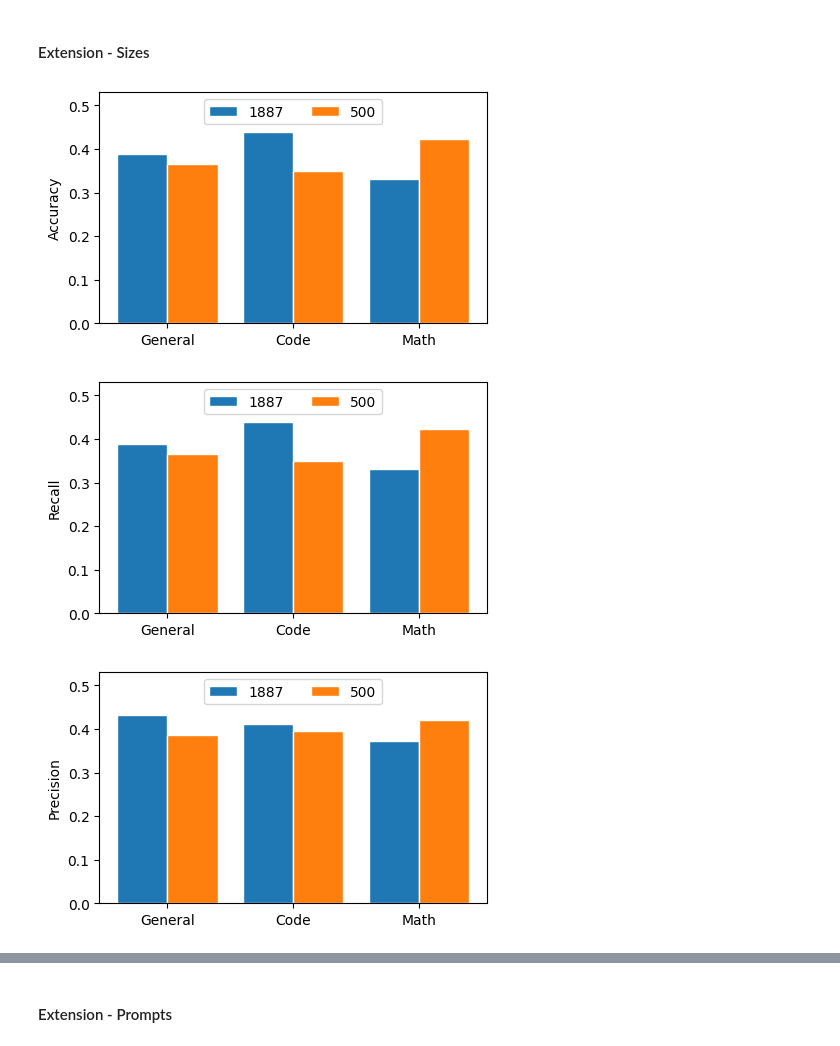
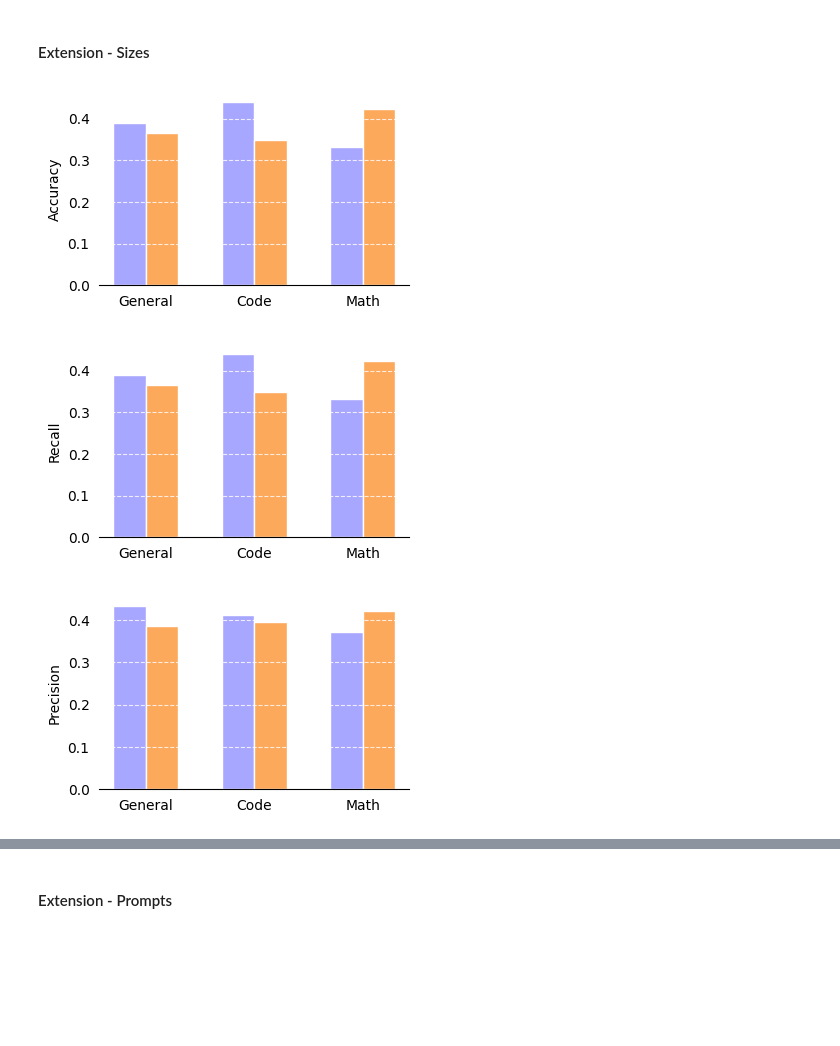
Before and after one commit to Kimberly97llp/NLP_research, a Jupyter notebook: evaluation.ipynb, the cells around one changed output, grey strips where cells are left out. Saved outputs shown, nothing was run; the diff lists cells and outputs as text; code cells hidden in the pictures; blank space fills up the shorter version.

```diff
--- a/evaluation.ipynb
+++ b/evaluation.ipynb
@@ -363,12 +363,12 @@ f1 score: 0.18960244648318042
 # %% [markdown]
 #### Extension - Dataset Size
 # %%
-model_names = ["general", "code", "math"]
+model_names_extension = ["general", "code", "math"]
 sizes = ["1887", "500"]
 # %%
 acc_by_model_and_size, pre_by_model_and_size, rec_by_model_and_size, f1_by_model_and_size = dict(), dict(), dict(), dict()
 # %%
-for model_name in model_names:
+for model_name in model_names_extension:
     for size in sizes:
         model_name = model_name if size == "1887" else f"small_{model_name}"
         print(f"{model_name}, size={size}:")
@@ -408,7 +408,7 @@ f1 score: 0.21082621082621084
 # %% [markdown]
 #### Extension - Prompt
 # %%
-model_names = ["general", "code", "math"]
+model_names_extension = ["general", "code", "math"]
 prompts = ["simple", "tracking"]
 # %%
 acc_by_model_and_prompt, pre_by_model_and_prompt, rec_by_model_and_prompt, f1_by_model_and_prompt = dict(), dict(), dict(), dict()
@@ -542,59 +567,80 @@ plt.show()
 #### Extension - Sizes
 # %%
 # set width of bars
-barWidth = 0.4
+barWidth = 0.3
 
 # Set position of bar on X axis
-r1 = np.arange(len(model_names)) + 0.2
+r1 = np.arange(len(model_names_extension)) + 0.15
 r2 = [x + barWidth for x in r1]
 
 model_names_on_plot = ["General", "Code", "Math"]
 # %%
-fig = plt.figure(figsize=(5, 3))
+fig = plt.figure(figsize=(4, 2.5))
 
-plt.bar(r1, acc_by_model_and_size["1887"], width=barWidth, edgecolor='white', label='1887')
-plt.bar(r2, acc_by_model_and_size["500"], width=barWidth, edgecolor='white', label='500')
+plt.bar(r1, acc_by_model_and_size["1887"], width=barWidth, edgecolor='white', color="#a8a7ff", label='1887')
+plt.bar(r2, acc_by_model_and_size["500"], width=barWidth, edgecolor='white', color="#fca95b", label='500')
+plt.grid(axis='y', linestyle='--', color="white", alpha=0.8)
+#plt.ylim(0, 0.53)
 
 plt.ylabel('Accuracy')
-plt.ylim(0, 0.53)
 plt.xlabel('')
-plt.xticks([r + barWidth for r in range(len(model_names))], model_names_on_plot)
-plt.legend(loc='upper center', ncol=3)
+plt.xticks([r + barWidth for r in range(len(model_names_extension))], model_names_on_plot)
+plt.tick_params(axis='both', which='both', left=False, right=False, bottom=False, top=False)
 
-plt.savefig(f"./results/eval/plots/accuracy_size.png")
+plt.gca().spines['left'].set_visible(False)
+plt.gca().spines['right'].set_visible(False)
+plt.gca().spines['top'].set_visible(False)
+
+#plt.legend(loc='upper center', ncol=3)
+
+plt.savefig(f"./results/eval/plots/accuracy_size.png", bbox_inches='tight', pad_inches=0.1)
 plt.show()
 # %% [output]
-[figure, old version]
+[figure, new version]
 # %%
-fig = plt.figure(figsize=(5, 3))
+fig = plt.figure(figsize=(4, 2.5))
 
-plt.bar(r1, rec_by_model_and_size["1887"], width=barWidth, edgecolor='white', label='1887')
-plt.bar(r2, rec_by_model_and_size["500"], width=barWidth, edgecolor='white', label='500')
+plt.bar(r1, rec_by_model_and_size["1887"], width=barWidth, edgecolor='white', color="#a8a7ff", label='1887')
+plt.bar(r2, rec_by_model_and_size["500"], width=barWidth, edgecolor='white', color="#fca95b", label='500')
+plt.grid(axis='y', linestyle='--', color="white", alpha=0.8)
+#plt.ylim(0, 0.53)
 
 plt.ylabel('Recall')
-plt.ylim(0, 0.53)
 plt.xlabel('')
-plt.xticks([r + barWidth for r in range(len(model_names))], model_names_on_plot)
-plt.legend(loc='upper center', ncol=3)
+plt.xticks([r + barWidth for r in range(len(model_names_extension))], model_names_on_plot)
+plt.tick_params(axis='both', which='both', left=False, right=False, bottom=False, top=False)
 
-plt.savefig(f"./results/eval/plots/recall_size.png")
+plt.gca().spines['left'].set_visible(False)
+plt.gca().spines['right'].set_visible(False)
+plt.gca().spines['top'].set_visible(False)
+
+#plt.legend(loc='upper center', ncol=3)
+
+plt.savefig(f"./results/eval/plots/recall_size.png", bbox_inches='tight', pad_inches=0.1)
 plt.show()
 # %% [output]
-[figure, old version]
+[figure, new version]
 # %%
-fig = plt.figure(figsize=(5, 3))
+fig = plt.figure(figsize=(4, 2.5))
 
-plt.bar(r1, pre_by_model_and_size["1887"], width=barWidth, edgecolor='white', label='1887')
-plt.bar(r2, pre_by_model_and_size["500"], width=barWidth, edgecolor='white', label='500')
+plt.bar(r1, pre_by_model_and_size["1887"], width=barWidth, edgecolor='white', color="#a8a7ff", label='1887')
+plt.bar(r2, pre_by_model_and_size["500"], width=barWidth, edgecolor='white', color="#fca95b", label='500')
+plt.grid(axis='y', linestyle='--', color="white", alpha=0.8)
+#plt.ylim(0, 0.53)
 
 plt.ylabel('Precision')
-plt.ylim(0, 0.53)
 plt.xlabel('')
-plt.xticks([r + barWidth for r in range(len(model_names))], model_names_on_plot)
-plt.legend(loc='upper center', ncol=3)
+plt.xticks([r + barWidth for r in range(len(model_names_extension))], model_names_on_plot)
+plt.tick_params(axis='both', which='both', left=False, right=False, bottom=False, top=False)
 
-plt.savefig(f"./results/eval/plots/precision_size.png")
+plt.gca().spines['left'].set_visible(False)
+plt.gca().spines['right'].set_visible(False)
+plt.gca().spines['top'].set_visible(False)
+
+#plt.legend(loc='upper center', ncol=3)
+
+plt.savefig(f"./results/eval/plots/precision_size.png", bbox_inches='tight', pad_inches=0.1)
 plt.show()
 # %% [output]
-[figure, old version]
+[figure, new version]
 # %%
```
Also changed, not shown: parts of 13 cells of this notebook, 15 other files.
